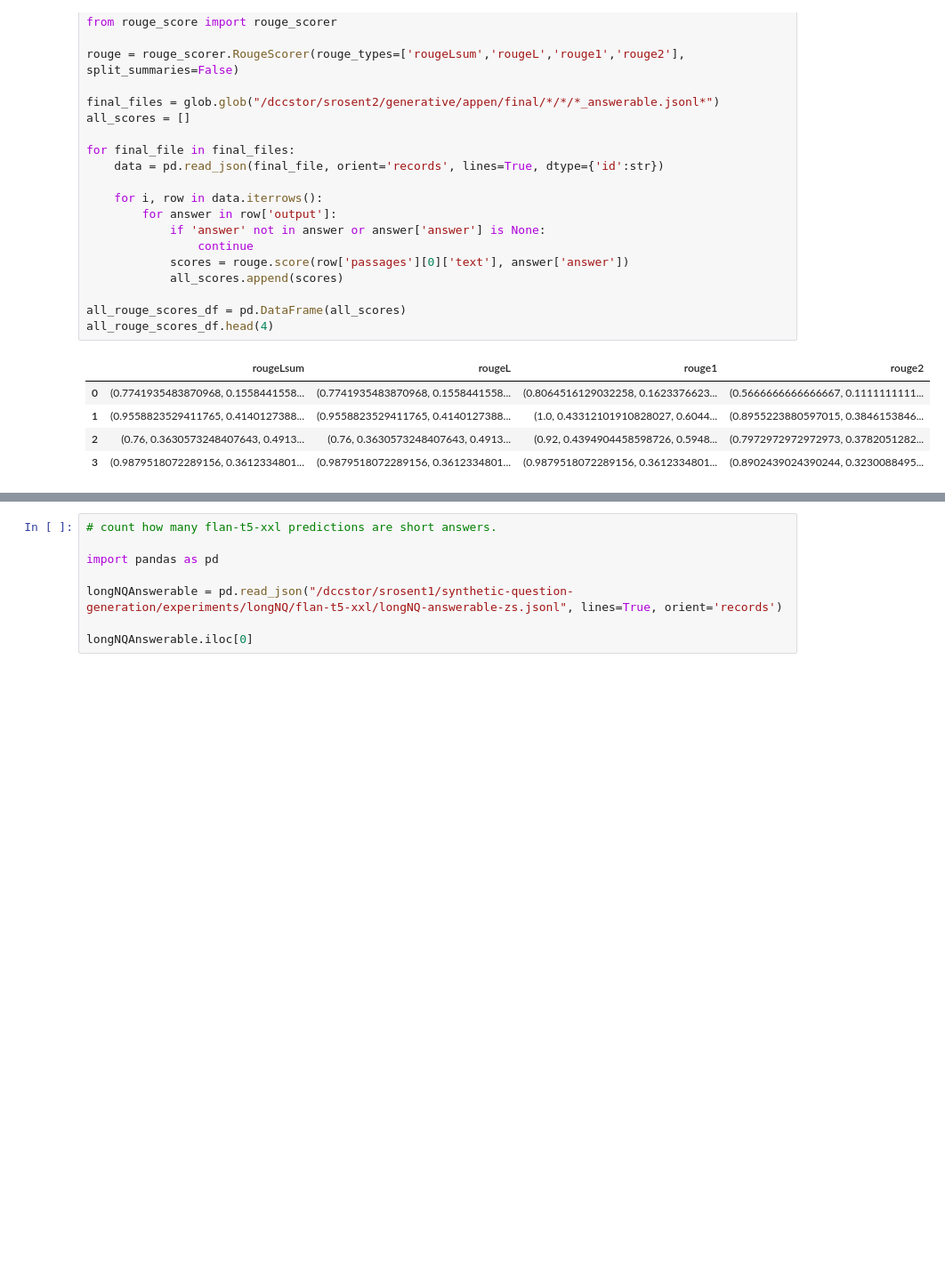
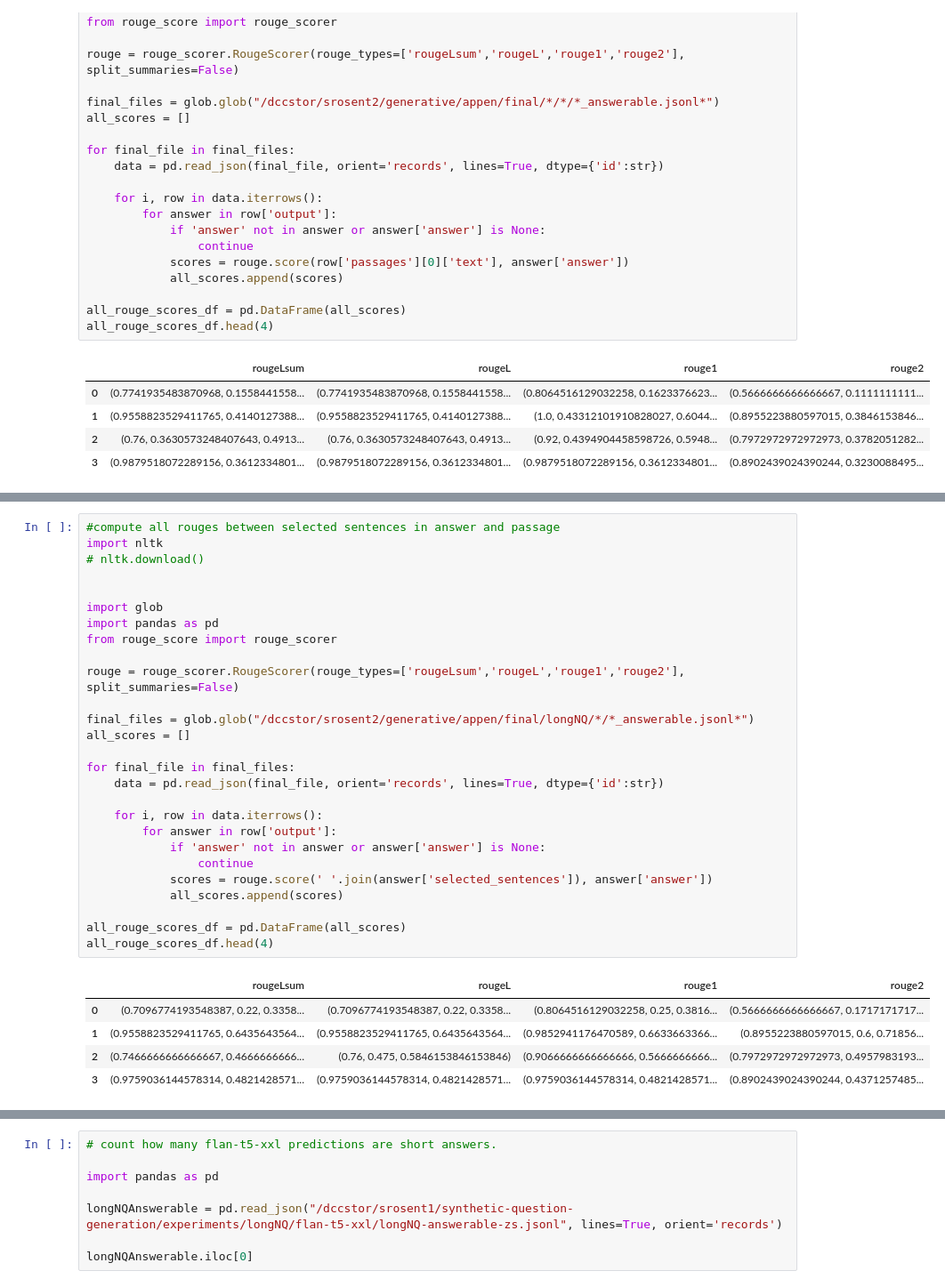
Before and after one commit to primeqa/primeqa, a Jupyter notebook: notebooks/lfqa/rouge.ipynb, the cells around one changed output, grey strips where cells are left out. Shown at 89% size. Drawn from its saved outputs; the diff is of its cells as text; blank space fills up the shorter version.

```diff
--- a/notebooks/lfqa/rouge.ipynb
+++ b/notebooks/lfqa/rouge.ipynb
@@ -31,3 +54,36 @@ all_rouge_scores_df.head(4)
+# %%
+#compute all rouges between selected sentences in answer and passage
+import nltk
+# nltk.download()
+
+
+import glob
+import pandas as pd
+from rouge_score import rouge_scorer
+
+rouge = rouge_scorer.RougeScorer(rouge_types=['rougeLsum','rougeL','rouge1','rouge2'], split_summaries=False)
+
+final_files = glob.glob("/dccstor/srosent2/generative/appen/final/longNQ/*/*_answerable.jsonl*")
+all_scores = []
+
+for final_file in final_files:
+    data = pd.read_json(final_file, orient='records', lines=True, dtype={'id':str})
+
+    for i, row in data.iterrows():
+        for answer in row['output']:
+            if 'answer' not in answer or answer['answer'] is None:
+                continue
+            scores = rouge.score(' '.join(answer['selected_sentences']), answer['answer'])
+            all_scores.append(scores)
+
+all_rouge_scores_df = pd.DataFrame(all_scores)
+all_rouge_scores_df.head(4)
+# %% [output]
+|  | rougeLsum | rougeL | rouge1 | rouge2 |
+| 0 | (0.7096774193548387, 0.22, 0.3358... | (0.7096774193548387, 0.22, 0.3358... | (0.8064516129032258, 0.25, 0.3816... | (0.5666666666666667, 0.1717171717... |
+| 1 | (0.9558823529411765, 0.6435643564... | (0.9558823529411765, 0.6435643564... | (0.9852941176470589, 0.6633663366... | (0.8955223880597015, 0.6, 0.71856... |
+| 2 | (0.7466666666666667, 0.4666666666... | (0.76, 0.475, 0.5846153846153846) | (0.9066666666666666, 0.5666666666... | (0.7972972972972973, 0.4957983193... |
+| 3 | (0.9759036144578314, 0.4821428571... | (0.9759036144578314, 0.4821428571... | (0.9759036144578314, 0.4821428571... | (0.8902439024390244, 0.4371257485... |
 # %%
 metric = ['p', 'r', 'f']
 for column_name in all_rouge_scores_df.columns:
```
Also changed, not shown: parts of 2 cells of this notebook, 9 other files.
